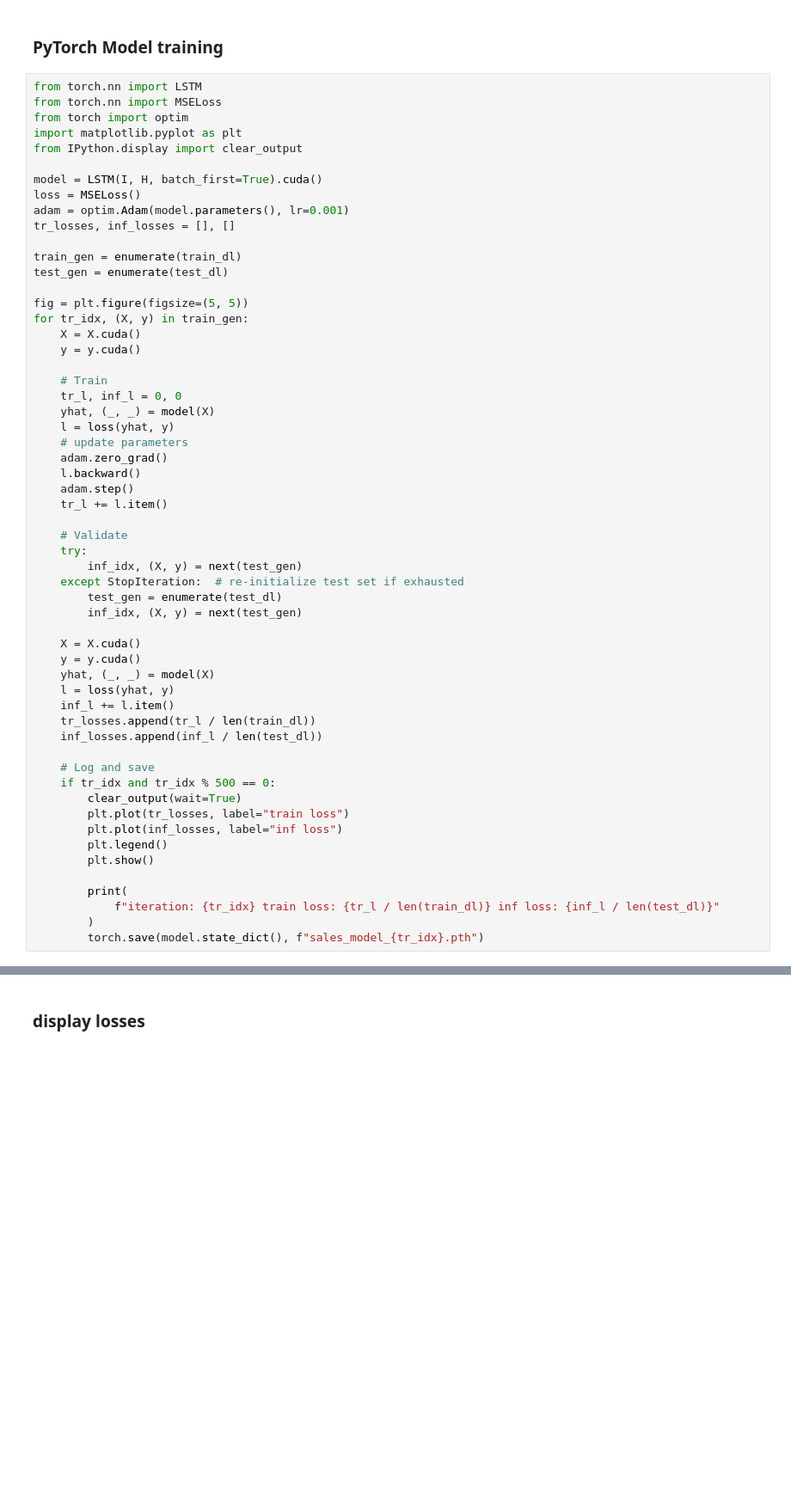
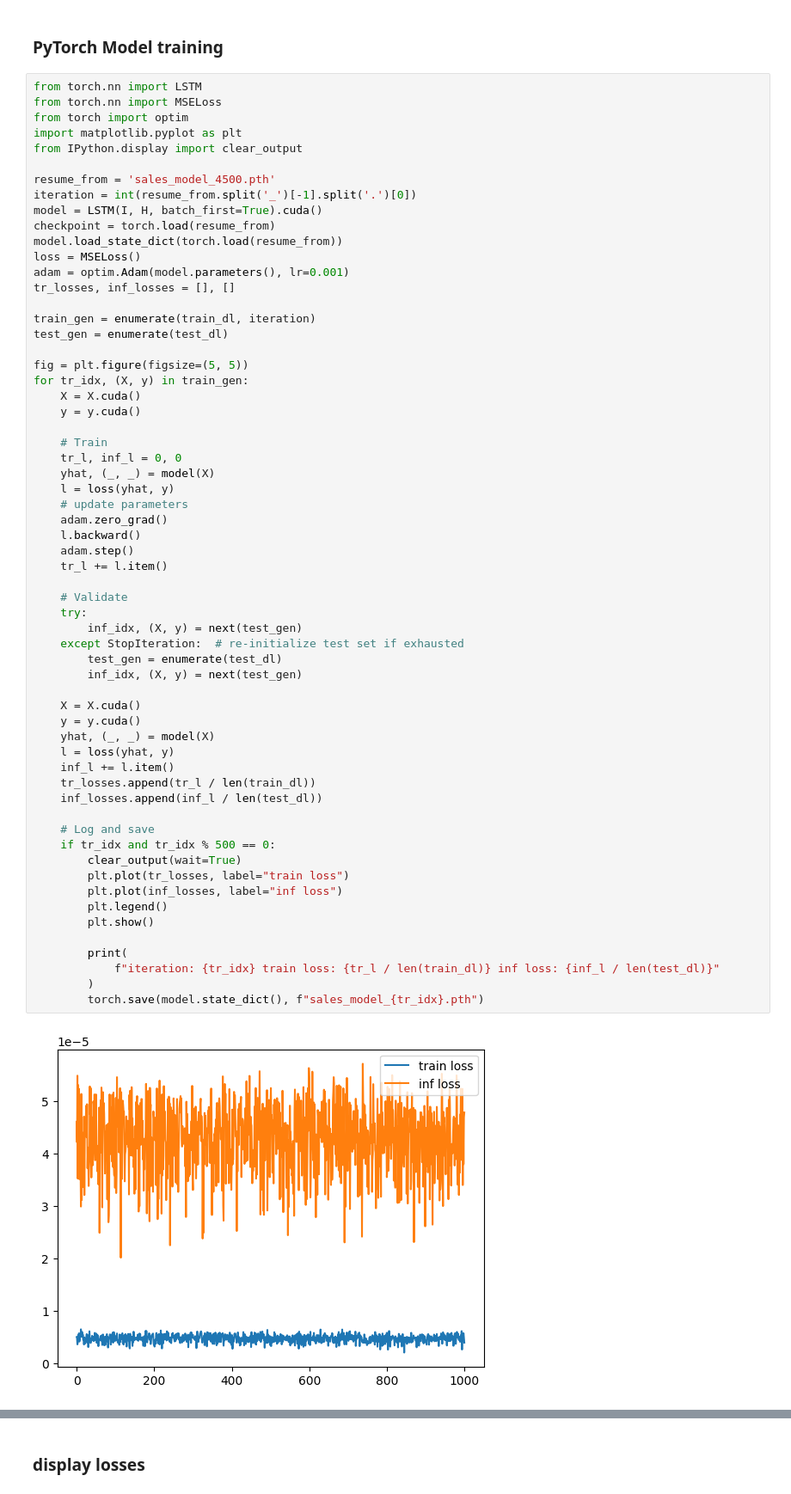
Before and after one commit to ShiboXing/SOTA, a Jupyter notebook: lstm/train_lstm_transformer.ipynb, the cells around one changed output, grey strips where cells are left out. Shown at 86% size. Saved outputs shown, nothing was run; the diff lists cells and outputs as text; blank space fills up the shorter version.

Commit message:
add resume training from specifict iteration

```diff
--- a/lstm/train_lstm_transformer.ipynb
+++ b/lstm/train_lstm_transformer.ipynb
@@ -33,12 +41,16 @@ from torch import optim
 import matplotlib.pyplot as plt
 from IPython.display import clear_output
 
+resume_from = 'sales_model_4500.pth'
+iteration = int(resume_from.split('_')[-1].split('.')[0])
 model = LSTM(I, H, batch_first=True).cuda()
+checkpoint = torch.load(resume_from)
+model.load_state_dict(torch.load(resume_from))
 loss = MSELoss()
 adam = optim.Adam(model.parameters(), lr=0.001)
 tr_losses, inf_losses = [], []
 
-train_gen = enumerate(train_dl)
+train_gen = enumerate(train_dl, iteration)
 test_gen = enumerate(test_dl)
 
 fig = plt.figure(figsize=(5, 5))
@@ -56,30 +68,32 @@ for tr_idx, (X, y) in train_gen:
     adam.step()
     tr_l += l.item()
 
     # Validate
     try:
         inf_idx, (X, y) = next(test_gen)
     except StopIteration:  # re-initialize test set if exhausted
         test_gen = enumerate(test_dl)
         inf_idx, (X, y) = next(test_gen)
 
     X = X.cuda()
     y = y.cuda()
     yhat, (_, _) = model(X)
     l = loss(yhat, y)
     inf_l += l.item()
     tr_losses.append(tr_l / len(train_dl))
     inf_losses.append(inf_l / len(test_dl))
 
     # Log and save
     if tr_idx and tr_idx % 500 == 0:
         clear_output(wait=True)
         plt.plot(tr_losses, label="train loss")
         plt.plot(inf_losses, label="inf loss")
         plt.legend()
         plt.show()
 
         print(
             f"iteration: {tr_idx} train loss: {tr_l / len(train_dl)} inf loss: {inf_l / len(test_dl)}"
         )
         torch.save(model.state_dict(), f"sales_model_{tr_idx}.pth")
+# %% [output]
+[figure, added]
```
Also changed, not shown: parts of 3 cells of this notebook.
